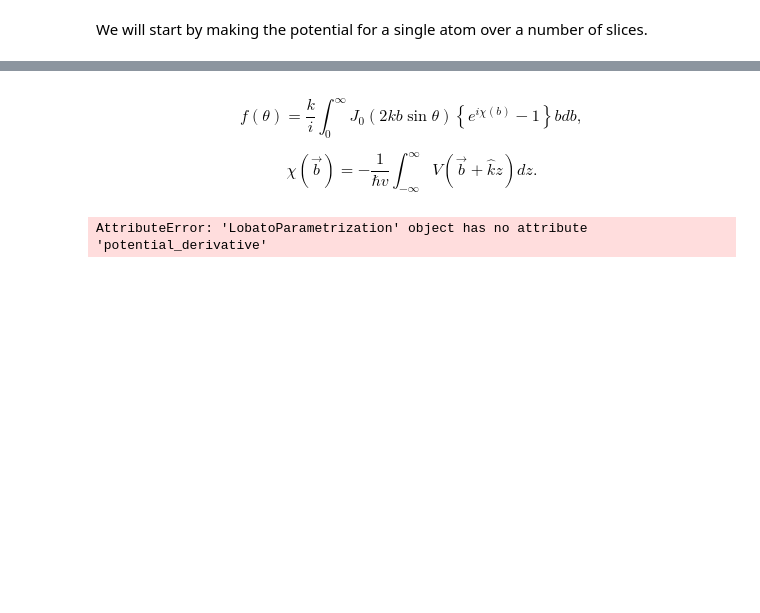
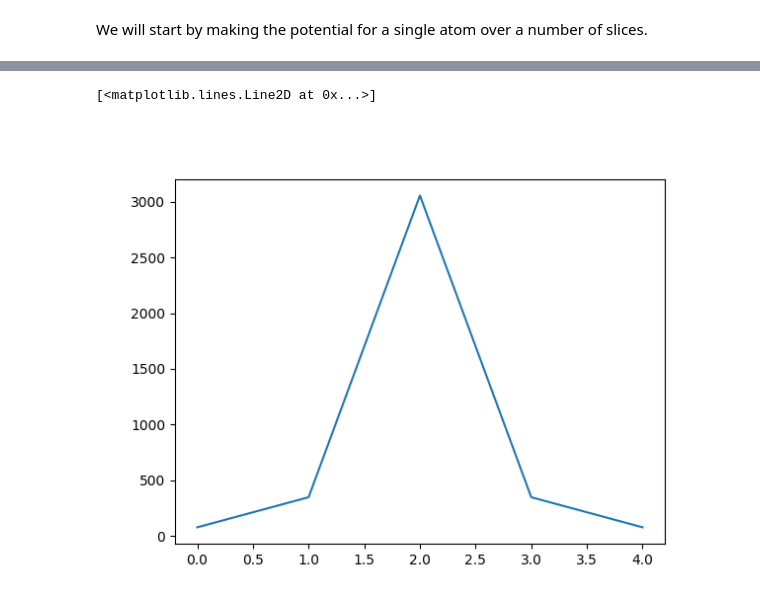
Before and after one commit to DavidLanders95/MonteCarloMS, a Jupyter notebook: Eikonal_scattering.ipynb, the cells around one changed output, grey strips where cells are left out. Saved outputs shown, nothing was run; the diff lists cells and outputs as text; code cells hidden in the pictures; blank space fills up the shorter version.

```diff
--- a/Eikonal_scattering.ipynb
+++ b/Eikonal_scattering.ipynb
@@ -374,23 +376,16 @@ plot_cube(cell, offset, scale=4)  # Adjust the scale as needed
-# %% [markdown]
-$$
-f(\theta)=\frac{k}{i} \int_0^{\infty} J_0(2 k b \sin \theta)\left\{e^{i \chi(b)}-1\right\} b d b,
-$$
-
-$$
-\chi(\vec{b})=-\frac{1}{\hbar v} \int_{-\infty}^{\infty} V\left(\vec{b}+\hat{k}z\right) d z .
-$$
 # %%
-parametrization = LobatoParametrization()
-from abtem.parametrizations.functions import lobato
-pot = parametrization.potential('N')
-dpot = parametrization.potential_derivative('N')
-F = -dpot
-x = np.linspace(-2, 2, 10)
+# parametrization = LobatoParametrization()
+# from abtem.parametrizations.functions import lobato
+# pot = parametrization.potential('N')
+# dpot = parametrization.potential_derivative('N')
+# F = -dpot
+# x = np.linspace(-2, 2, 10)
 
 plt.figure()
-plt.plot(x, func(np.abs(x)))
+plt.plot(V[:, 100, 100])
 # %% [output]
-AttributeError: 'LobatoParametrization' object has no attribute 'potential_derivative'
+[<matplotlib.lines.Line2D at 0x...>]
+[figure, added]
 # %%
 from abtem.core.energy import energy2sigma, energy2wavelength
 from scipy.interpolate import RegularGridInterpolator
```
Also changed, not shown: parts of 7 cells of this notebook, 1 other file.
